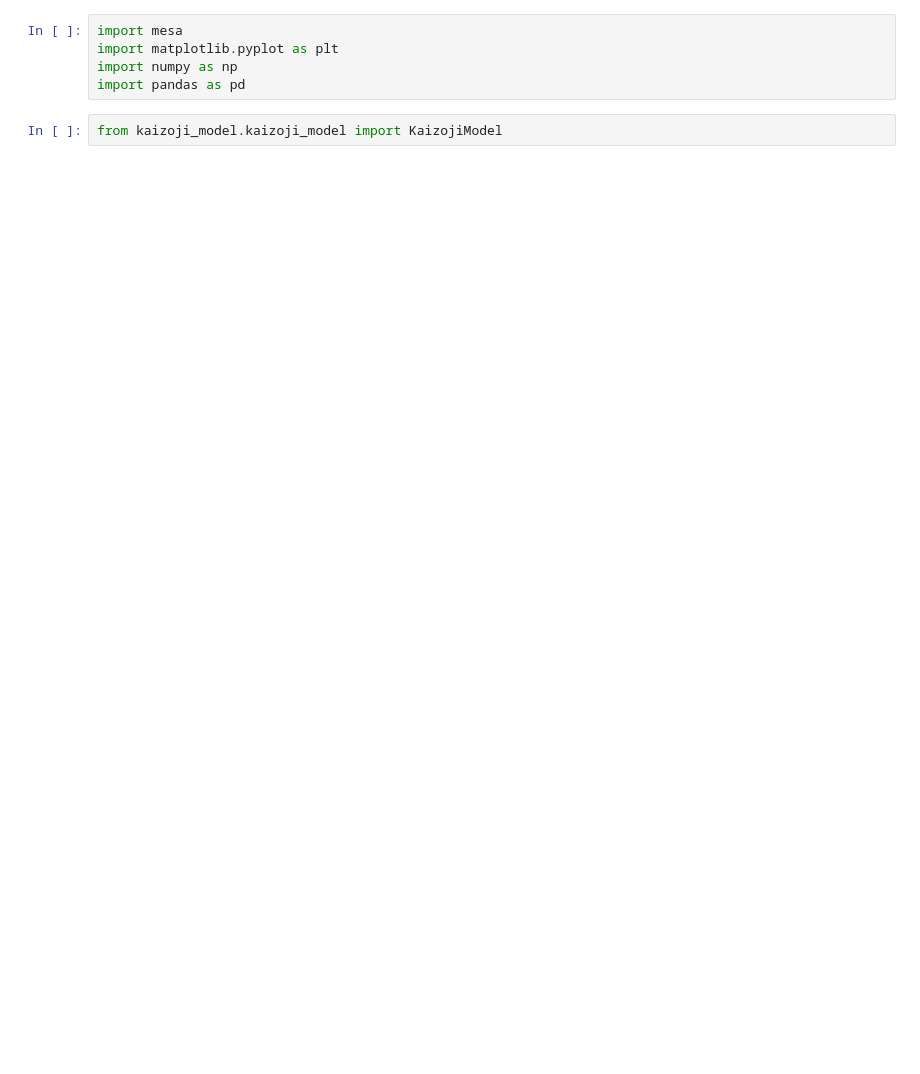
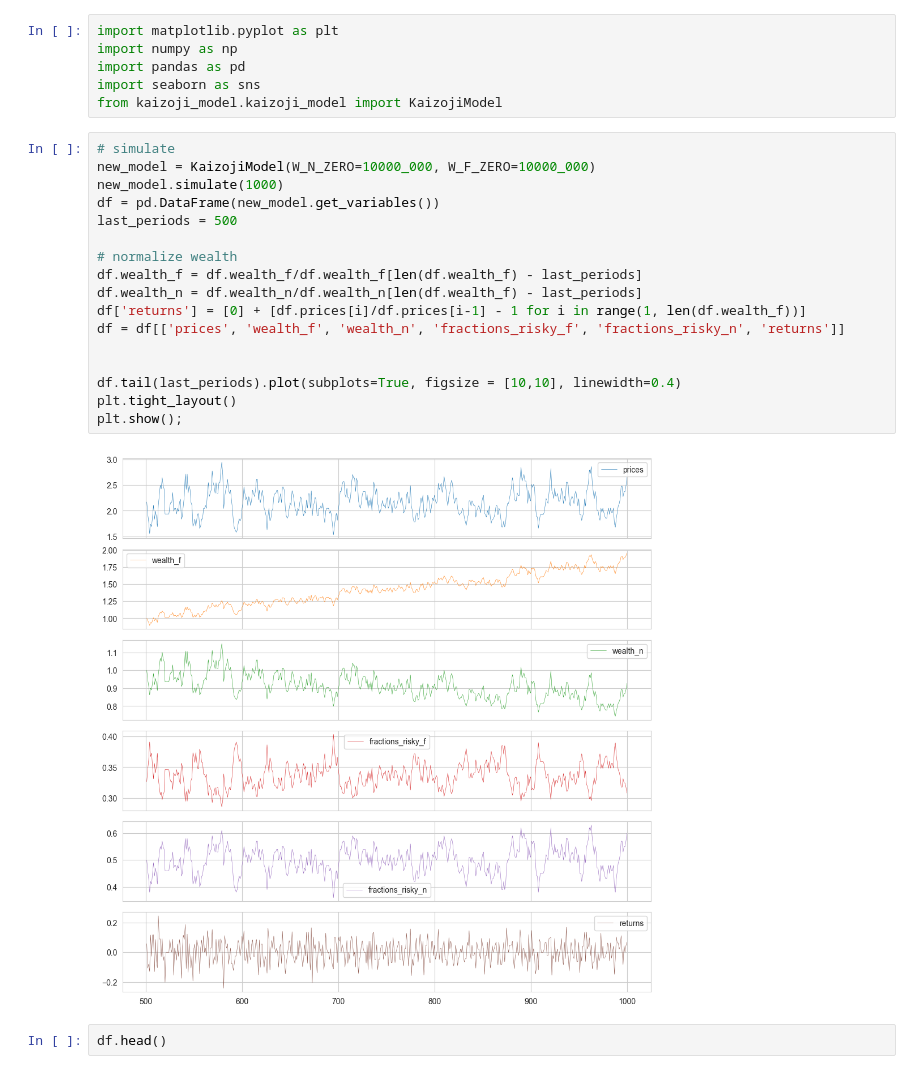
Before and after one commit to shakhnazarov/Study_Projects, a Jupyter notebook: Thesis/Kaizoji_model.ipynb, the cells around one changed output. Cells and saved outputs as stored; diff of their text form; blank space fills up the shorter version.

Commit message:
Kaizoji model pre-final

```diff
--- a/Thesis/Kaizoji_model.ipynb
+++ b/Thesis/Kaizoji_model.ipynb
@@ -1,7 +1,27 @@
 # %%
-import mesa
 import matplotlib.pyplot as plt
 import numpy as np
 import pandas as pd
+import seaborn as sns
+from kaizoji_model.kaizoji_model import KaizojiModel
-# %%
-from kaizoji_model.kaizoji_model import KaizojiModel
+# %%
+# simulate
+new_model = KaizojiModel(W_N_ZERO=10000_000, W_F_ZERO=10000_000)
+new_model.simulate(1000)
+df = pd.DataFrame(new_model.get_variables())
+last_periods = 500
+
+# normalize wealth
+df.wealth_f = df.wealth_f/df.wealth_f[len(df.wealth_f) - last_periods]
+df.wealth_n = df.wealth_n/df.wealth_n[len(df.wealth_f) - last_periods]
+df['returns'] = [0] + [df.prices[i]/df.prices[i-1] - 1 for i in range(1, len(df.wealth_f))]
+df = df[['prices', 'wealth_f', 'wealth_n', 'fractions_risky_f', 'fractions_risky_n', 'returns']]
+
+
+df.tail(last_periods).plot(subplots=True, figsize = [10,10], linewidth=0.4)
+plt.tight_layout()
+plt.show();
+# %% [output]
+[figure, added]
+# %%
+df.head()
```
Also changed, not shown: parts of 16 cells of this notebook, 1 other file.
